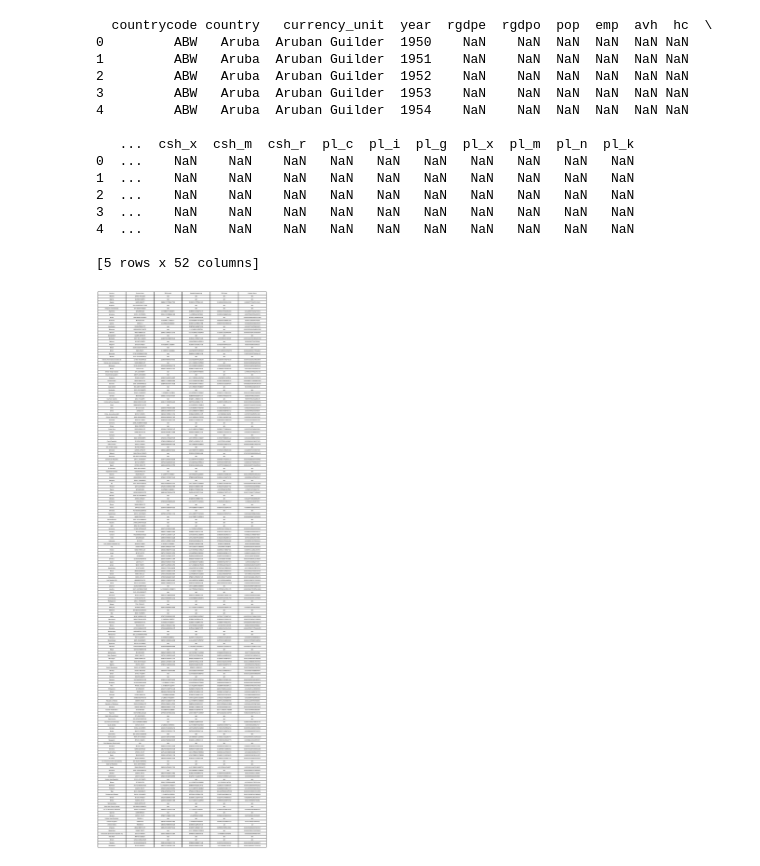
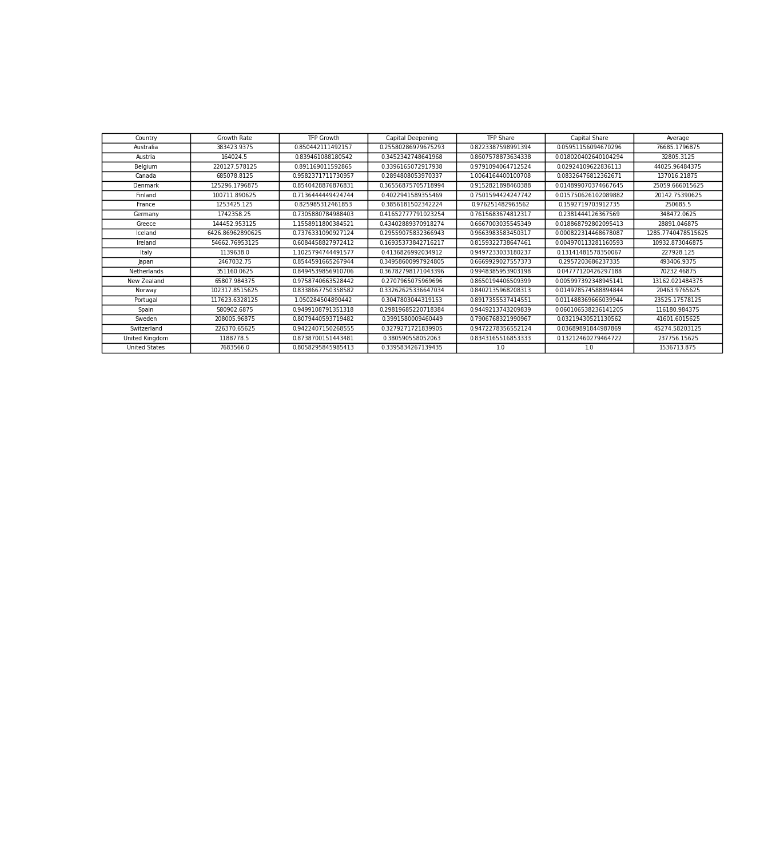
Before and after one commit to li0ne/q-macro, a Jupyter notebook: economicgrowth_final.ipynb, the cells around one changed output. Cells and saved outputs as stored; diff of their text form; code cells hidden in the pictures; blank space fills up the shorter version.

```diff
--- a/economicgrowth_final.ipynb
+++ b/economicgrowth_final.ipynb
@@ -1,55 +1,39 @@
 # %% [markdown]
 <a href="https://colab.research.google.com/github/li0ne/q-macro/blob/main/economicgrowth_final.ipynb" target="_parent"><img src="https://colab.research.google.com/assets/colab-badge.svg" alt="Open In Colab"/></a>
 # %%
-
 import pandas as pd
 import matplotlib.pyplot as plt
+
+# List of countries to include
+countries = ['Australia', 'Austria', 'Belgium', 'Canada', 'Denmark', 'Finland', 'France', 'Germany', 'Greece', 'Iceland', 'Ireland', 'Italy', 'Japan', 'Netherlands', 'New Zealand', 'Norway', 'Portugal', 'Spain', 'Sweden', 'Switzerland', 'United Kingdom', 'United States']
 
 # Load data
 pwt1001 = pd.read_stata('https://dataverse.nl/api/access/datafile/354098')
 
-# Display the first few rows to understand the structure
-print(pwt1001.head())
-
-
-
-# Filter the dataset for the years 1960-2000
-pwt_filtered = pwt1001[(pwt1001['year'] >= 1960) & (pwt1001['year'] <= 2000)]
+# Filter the dataset for the years 1960-2000 and the specified countries
+pwt_filtered = pwt1001[(pwt1001['year'] >= 1960) & (pwt1001['year'] <= 2000) & (pwt1001['country'].isin(countries))]
 
 # Group by country and calculate averages for the relevant columns
-# You'll need to adjust these column names based on the actual data structure
 pwt_grouped = pwt_filtered.groupby('country').agg({
     'rgdpe': 'mean',  # Real GDP per capita
     'rtfpna': 'mean',  # Total Factor Productivity (TFP)
     'rkna': 'mean',  # Capital stock
     'ctfp': 'mean',  # TFP share
     'ck': 'mean'  # Capital share
 }).reset_index()
 
 # Rename columns to match the provided table
 pwt_grouped.columns = ['Country', 'Growth Rate', 'TFP Growth', 'Capital Deepening', 'TFP Share', 'Capital Share']
 
+# Calculate the row-wise average
+pwt_grouped['Average'] = pwt_grouped[['Growth Rate', 'TFP Growth', 'Capital Deepening', 'TFP Share', 'Capital Share']].mean(axis=1)
+
 # Plot the table
-fig, ax = plt.subplots(figsize=(12, 8))  # set size frame
+fig, ax = plt.subplots(figsize=(14, 10))  # set size frame
 ax.axis('tight')
 ax.axis('off')
 the_table = ax.table(cellText=pwt_grouped.values, colLabels=pwt_grouped.columns, cellLoc='center', loc='center')
 
 plt.show()
 # %% [output]
-  countrycode country   currency_unit  year  rgdpe  rgdpo  pop  emp  avh  hc  \
-0         ABW   Aruba  Aruban Guilder  1950    NaN    NaN  NaN  NaN  NaN NaN
-1         ABW   Aruba  Aruban Guilder  1951    NaN    NaN  NaN  NaN  NaN NaN
-2         ABW   Aruba  Aruban Guilder  1952    NaN    NaN  NaN  NaN  NaN NaN
-3         ABW   Aruba  Aruban Guilder  1953    NaN    NaN  NaN  NaN  NaN NaN
-4         ABW   Aruba  Aruban Guilder  1954    NaN    NaN  NaN  NaN  NaN NaN
-
-   ...  csh_x  csh_m  csh_r  pl_c  pl_i  pl_g  pl_x  pl_m  pl_n  pl_k
-0  ...    NaN    NaN    NaN   NaN   NaN   NaN   NaN   NaN   NaN   NaN
-1  ...    NaN    NaN    NaN   NaN   NaN   NaN   NaN   NaN   NaN   NaN
-2  ...    NaN    NaN    NaN   NaN   NaN   NaN   NaN   NaN   NaN   NaN
-3  ...    NaN    NaN    NaN   NaN   NaN   NaN   NaN   NaN   NaN   NaN
-4  ...    NaN    NaN    NaN   NaN   NaN   NaN   NaN   NaN   NaN   NaN
-
-[5 rows x 52 columns]
-[figure, old version]
+[figure, new version]
```
Also changed, not shown: parts of 1 cell of this notebook.
